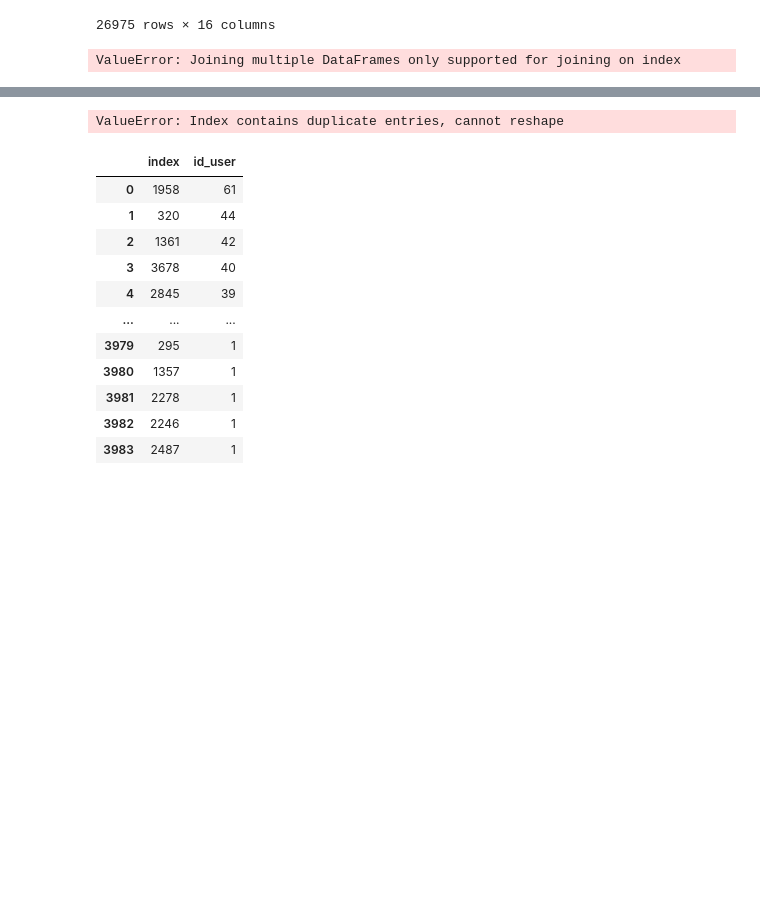
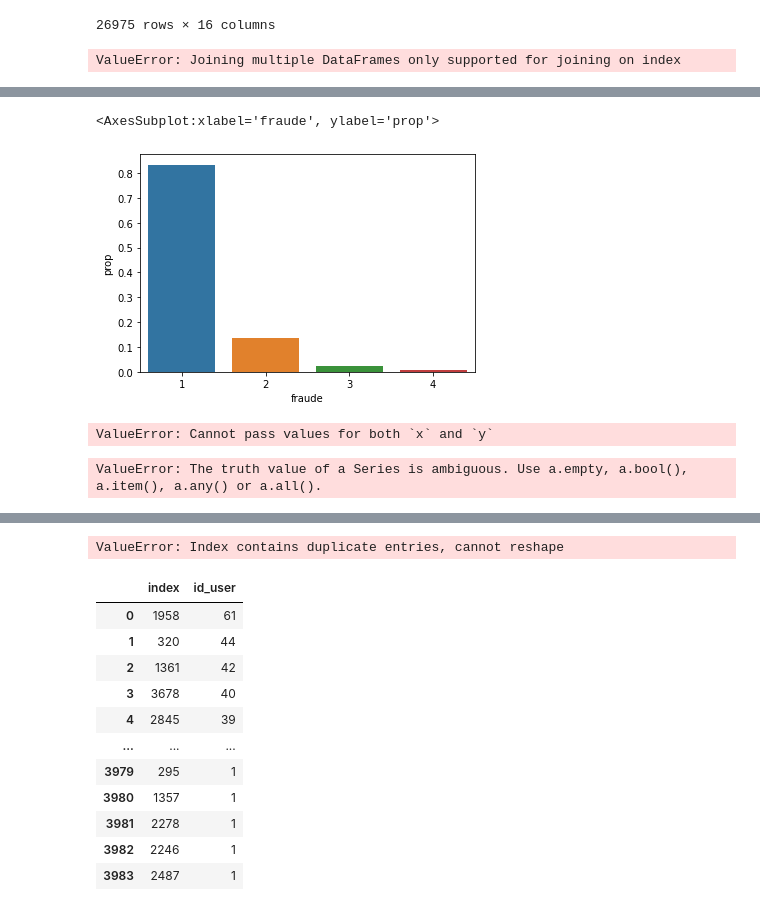
Before and after one commit to ElenaVillano/challenge_rpmx, a Jupyter notebook: notebooks/eda.ipynb, the cells around one changed output, grey strips where cells are left out. Drawn from its saved outputs; the diff is of its cells as text; code cells hidden in the pictures; blank space fills up the shorter version.

Commit message:
montos fraudes

```diff
--- a/notebooks/eda.ipynb
+++ b/notebooks/eda.ipynb
@@ -462,0 +444,2 @@ df.groupby('id_user').sum('fraude').head(100)
+# %%
+suma_monto=df[(['id_user','monto','fraude'])].groupby('id_user').sum()
@@ -462,0 +472,2 @@ df.groupby('id_user').sum('fraude').head(100)
+# %%
+fraudes_montos=suma_monto[suma_monto['fraude']>=1]
@@ -462,0 +482,2 @@ df.groupby('id_user').sum('fraude').head(100)
+# %%
+hola2=fraudes_montos.value_counts('fraude',normalize=True).reset_index(name='prop')
@@ -462,0 +492,14 @@ df.groupby('id_user').sum('fraude').head(100)
+# %%
+# Usuarios que tuvieron fraude, 1, 2, 3 o 4 veces.
+sns.barplot(x='fraude',y='prop', data=hola2)
+# %% [output]
+<AxesSubplot:xlabel='fraude', ylabel='prop'>
+[figure, added]
+# %%
+sns.countplot(hola2,x='conteos',y='fraude')
+# %% [output]
+ValueError: Cannot pass values for both `x` and `y`
+# %%
+sns.countplot(fraudes_montos, x='fraude')
+# %% [output]
+ValueError: The truth value of a Series is ambiguous. Use a.empty, a.bool(), a.item(), a.any() or a.all().
```
Also changed, not shown: parts of 15 cells of this notebook.
